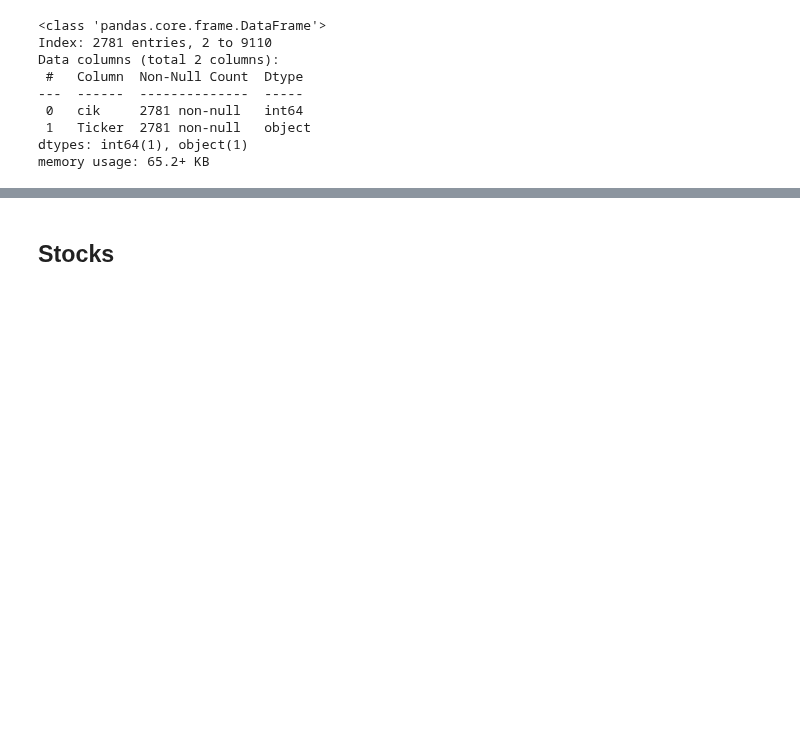
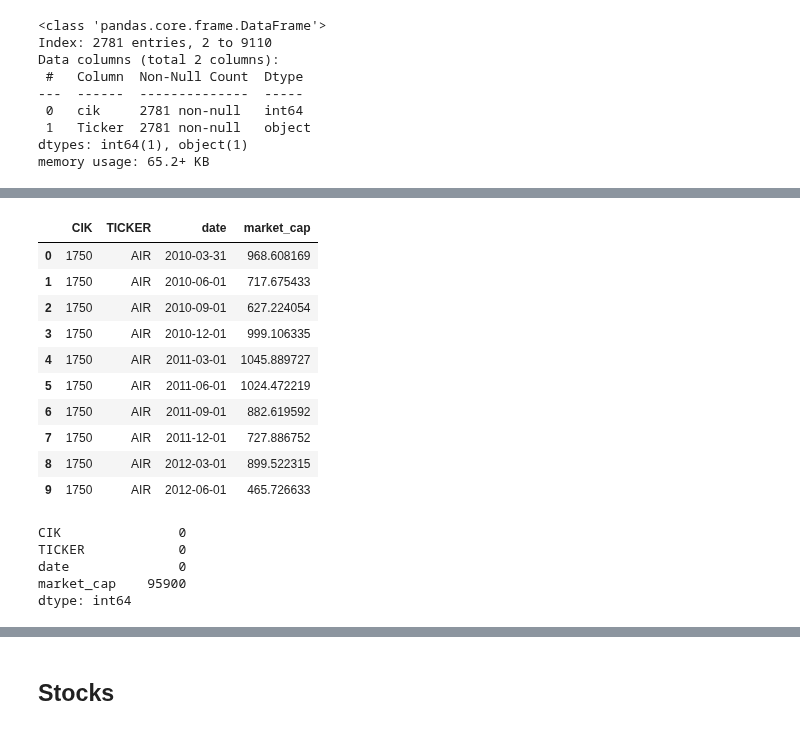
Before and after one commit to cnance09/Small-Cap-Scout, a Jupyter notebook: notebooks/Notebook_CN_2.ipynb, the cells around one changed output, grey strips where cells are left out. Saved outputs shown, nothing was run; the diff lists cells and outputs as text; code cells hidden in the pictures; blank space fills up the shorter version.

```diff
--- a/notebooks/Notebook_CN_2.ipynb
+++ b/notebooks/Notebook_CN_2.ipynb
@@ -416,0 +407,22 @@ mc_ticker.cik.nunique()
+# %%
+mkt_cap.head(10)
+# %% [output]
+|  | CIK | TICKER | date | market_cap |
+| 0 | 1750 | AIR | 2010-03-31 | 968.608169 |
+| 1 | 1750 | AIR | 2010-06-01 | 717.675433 |
+| 2 | 1750 | AIR | 2010-09-01 | 627.224054 |
+| 3 | 1750 | AIR | 2010-12-01 | 999.106335 |
+| 4 | 1750 | AIR | 2011-03-01 | 1045.889727 |
+| 5 | 1750 | AIR | 2011-06-01 | 1024.472219 |
+| 6 | 1750 | AIR | 2011-09-01 | 882.619592 |
+| 7 | 1750 | AIR | 2011-12-01 | 727.886752 |
+| 8 | 1750 | AIR | 2012-03-01 | 899.522315 |
+| 9 | 1750 | AIR | 2012-06-01 | 465.726633 |
+# %%
+mkt_cap.isna().sum()
+# %% [output]
+CIK               0
+TICKER            0
+date              0
+market_cap    95900
+dtype: int64
```
Also changed, not shown: parts of 25 cells of this notebook, 5 other files.
